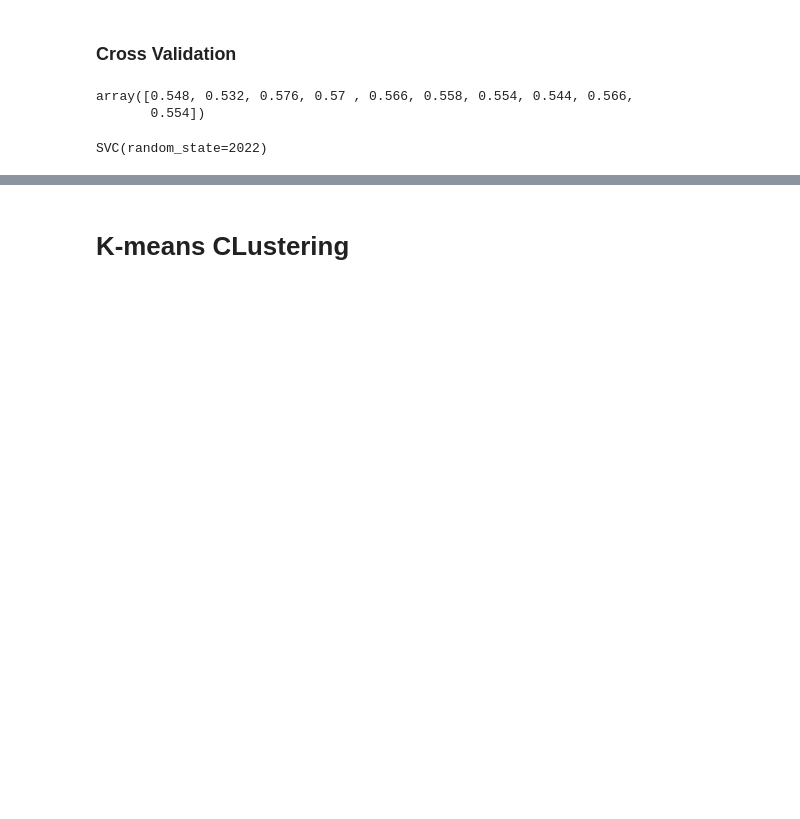
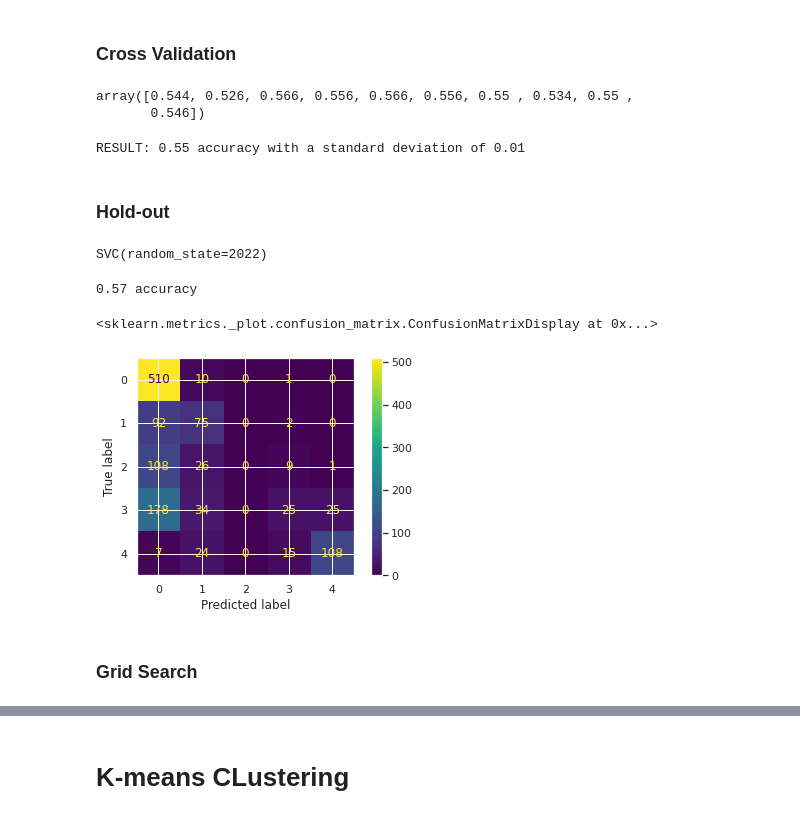
Before and after one commit to joanaaVO/Projeto-DAA, a Jupyter notebook: src/incidents_db.ipynb, the cells around one changed output, grey strips where cells are left out. Drawn from its saved outputs; the diff is of its cells as text; code cells hidden in the pictures; blank space fills up the shorter version.

```diff
--- a/src/incidents_db.ipynb
+++ b/src/incidents_db.ipynb
@@ -425,13 +446,19 @@ DecisionTreeClassifier(random_state=2022)
 ### Cross Validation
 # %%
 cross_val_model = SVC(random_state=RANDOM_SEED)
-scores = cross_val_score(cross_val_model,x,y,cv=10)
+scores = cross_val_score(cross_val_model,x,np.ravel(y),cv=10)
 scores
 # %% [output]
-array([0.548, 0.532, 0.576, 0.57 , 0.566, 0.558, 0.554, 0.544, 0.566,
-       0.554])
+array([0.544, 0.526, 0.566, 0.556, 0.566, 0.556, 0.55 , 0.534, 0.55 ,
+       0.546])
+# %%
+print("RESULT: %0.2f accuracy with a standard deviation of %0.2f \n" % (scores.mean(), scores.std()))
+# %% [output]
+RESULT: 0.55 accuracy with a standard deviation of 0.01
+# %% [markdown]
+### Hold-out
 # %%
 model = SVC(random_state=RANDOM_SEED)
-model.fit(X_train,y_train)
+model.fit(X_train,np.ravel(y_train))
 # %% [output]
 SVC(random_state=2022)
@@ -437,0 +467,11 @@ SVC(random_state=2022)
+# %%
+print("%0.2f accuracy" % (accuracy_score(y_test, predictions)))
+# %% [output]
+0.57 accuracy
+# %%
+plot_confusion_matrix(model, X_test, y_test)
+# %% [output]
+<sklearn.metrics._plot.confusion_matrix.ConfusionMatrixDisplay at 0x...>
+[figure, added]
+# %% [markdown]
+### Grid Search
```
Also changed, not shown: parts of 20 cells of this notebook.
